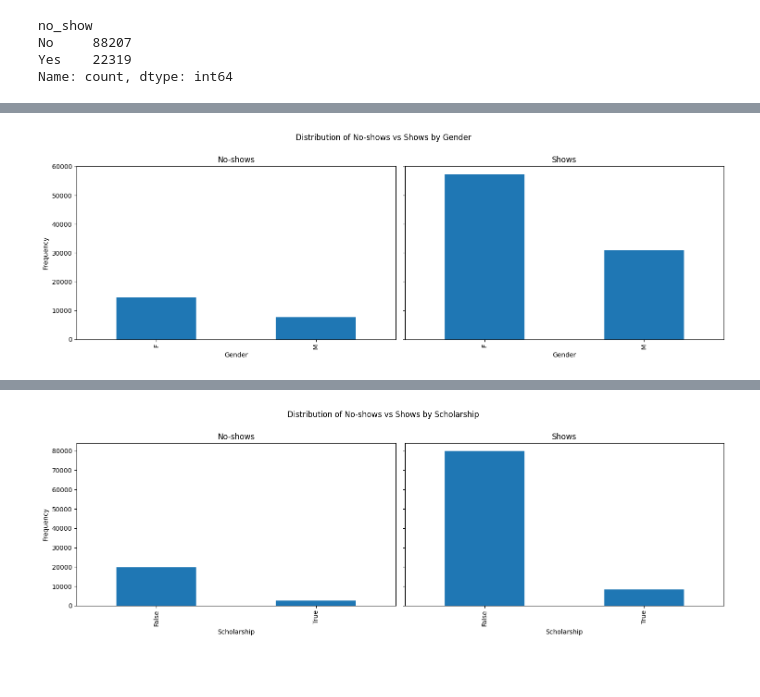
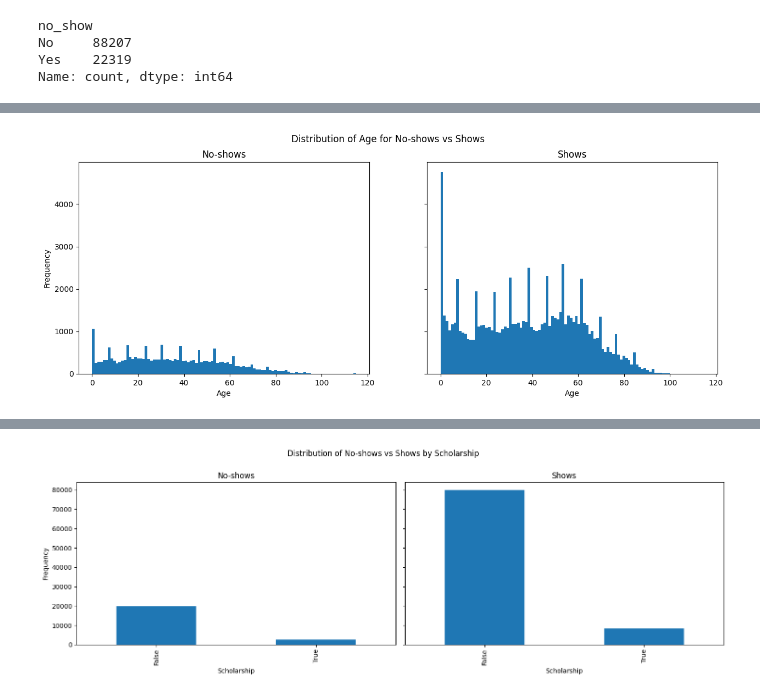
Before and after one commit to obadaDeg/investigate_dataset, a Jupyter notebook: Investigate_a_Dataset.ipynb, the cells around one changed output, grey strips where cells are left out. Cells and saved outputs as stored; diff of their text form; code cells hidden in the pictures; blank space fills up the shorter version.

```diff
--- a/Investigate_a_Dataset.ipynb
+++ b/Investigate_a_Dataset.ipynb
@@ -631,24 +667,7 @@ plt.show()
-# %%
-
-fig, axes = plt.subplots(1, 2, figsize=(15, 5), sharey=True)
-
-df_demographic.query('no_show == "Yes"')['gender'].value_counts().plot(
-    kind="bar",
-    ax=axes[0],
-    title="No-shows",
-)
-axes[0].set_xlabel("Neighborhood")
-axes[0].set_ylabel("Frequency")
-
-df_demographic.query('no_show == "No"')['gender'].value_counts().plot(
-    kind="bar",
-    ax=axes[1],
-    title="Shows",
-)
-axes[1].set_xlabel("Neighborhood")
-axes[1].set_ylabel("Frequency")
-
-fig.suptitle("Distribution of No-shows vs Shows by Neighborhood", y=1)
-plt.show()
-# %% [output]
-[figure, removed]
+# %%
+# Continue to explore the data to address your additional research
+#   questions. Add more headers as needed if you have more questions to
+#   investigate.
+plot_hist('age', 'hist')
+# %% [output]
+[figure, added]
```
Also changed, not shown: parts of 39 cells of this notebook.
